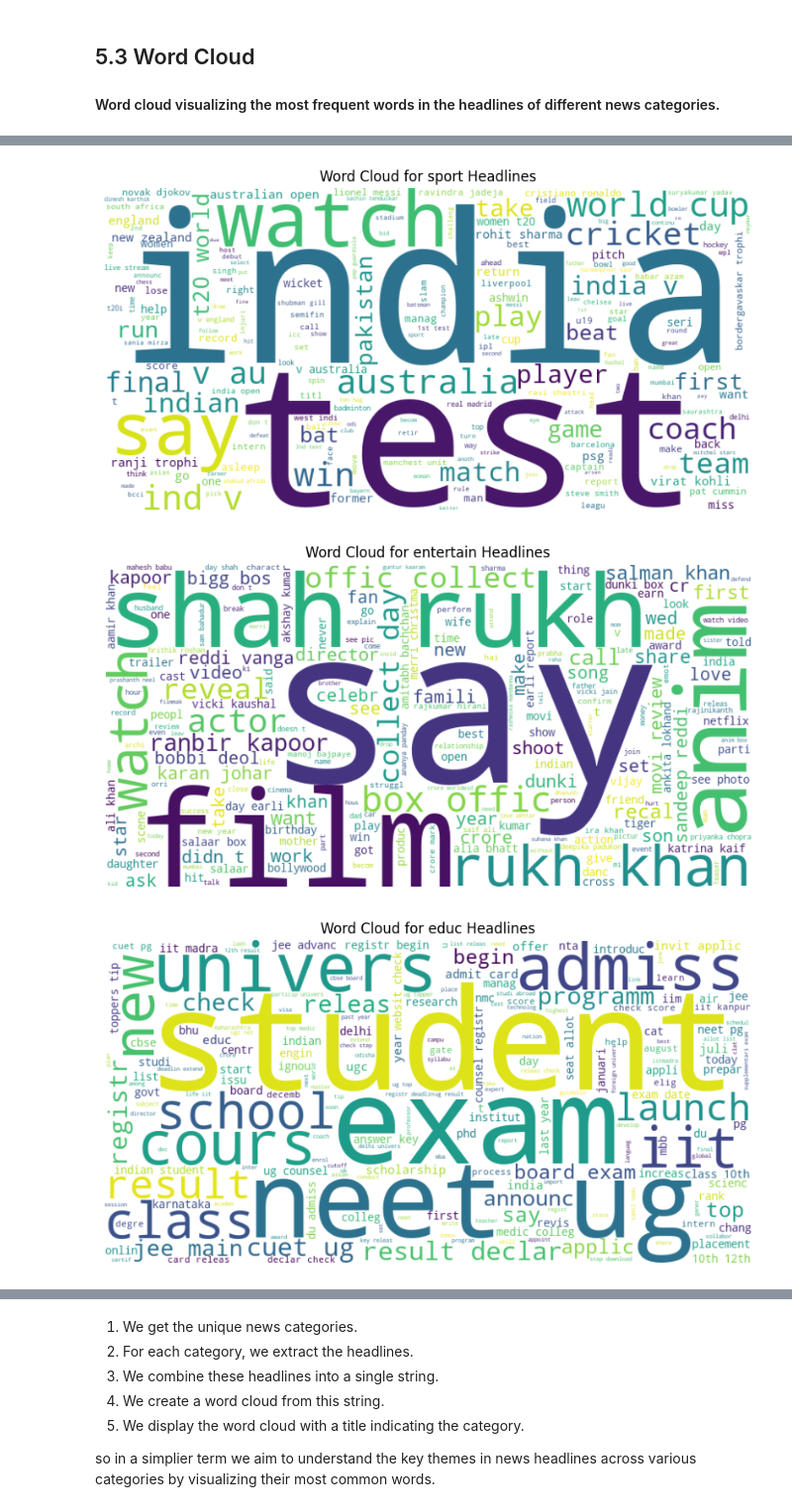
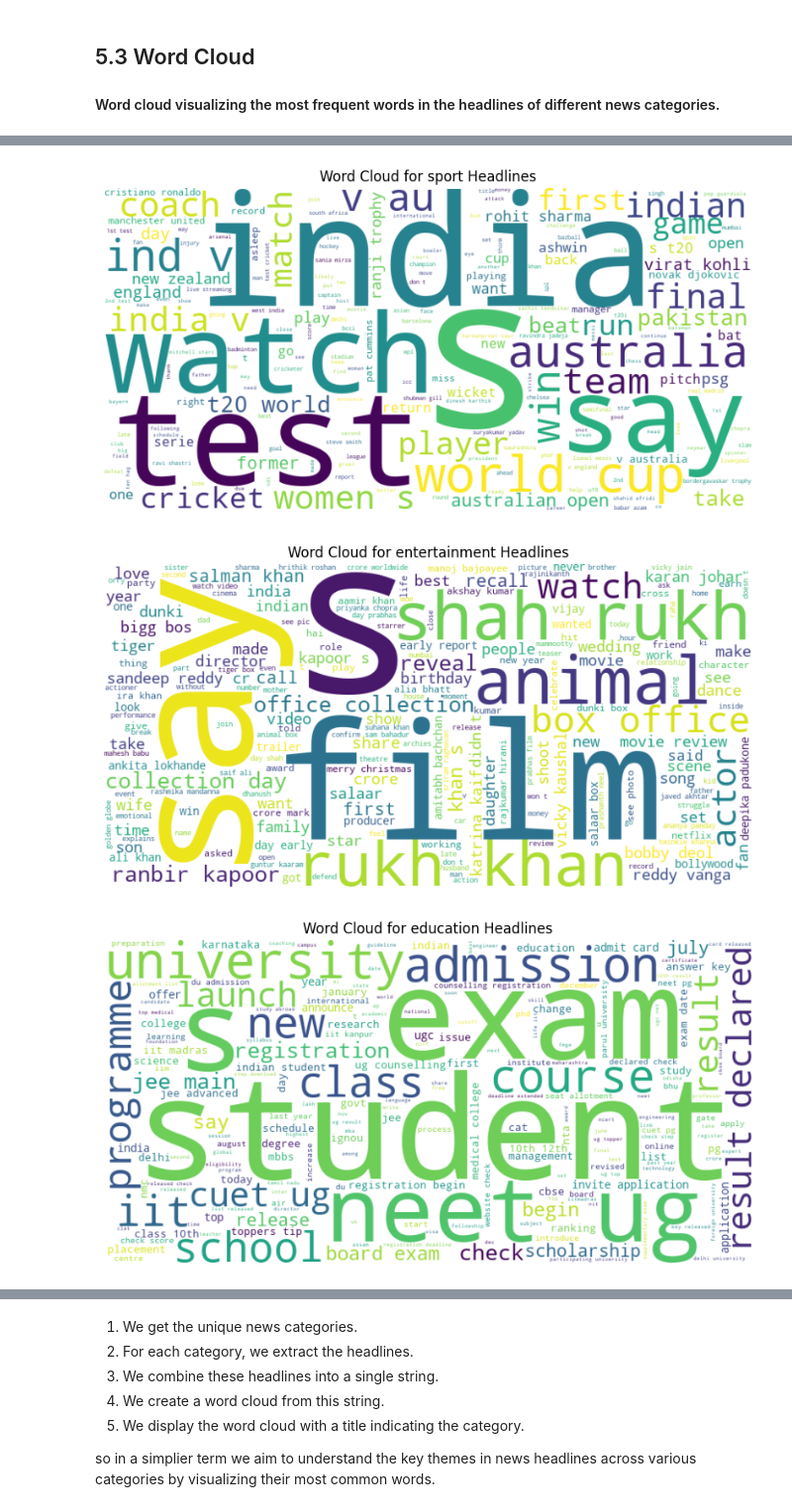
Before and after one commit to AmandaMokoena/2401FTDS_Classification_Project_0A4, a Jupyter notebook: Classification Project notebook.ipynb, the cells around one changed output, grey strips where cells are left out. Shown at 99% size. Saved outputs shown, nothing was run; the diff lists cells and outputs as text; code cells hidden in the pictures.

```diff
--- a/Classification Project notebook.ipynb
+++ b/Classification Project notebook.ipynb
@@ -570,2 +386,5 @@ Now let's remove the punctuation using the `string` import.
+# %%
+#Apply the function to the dataframe
+train_df_copy = train_df_copy.applymap(lemmatize_text)
 # %%
 #Apply the function to the dataframe
@@ -812,12 +528,12 @@ Entertainment and sports are less frequently covered compared to the other categ
 #### Word cloud visualizing the most frequent words in the headlines of different news categories.
 # %%
 # Generate word clouds for headlines, descriptions, and content for each category
-categories = df_train_copy['category'].unique()
+categories = train_df_copy['category'].unique()
 for category in categories:
-    subset = df_train_copy[df_train_copy['category'] == category]
+    subset = train_df_copy[train_df_copy['category'] == category]
 
 for category in categories:
-    subset = df_train_copy[df_train_copy['category'] == category]
+    subset = train_df_copy[train_df_copy['category'] == category]
 
     text = ' '.join(subset['headlines'].tolist())
     wordcloud = WordCloud(width=800, height=400, background_color='white').generate(text)
@@ -832,3 +548,3 @@ for category in categories:
-[figure, old version]
+[figure, new version]
-[figure, old version]
+[figure, new version]
-[figure, old version]
+[figure, new version]
```
Also changed, not shown: parts of 109 cells of this notebook, 2 other files.
